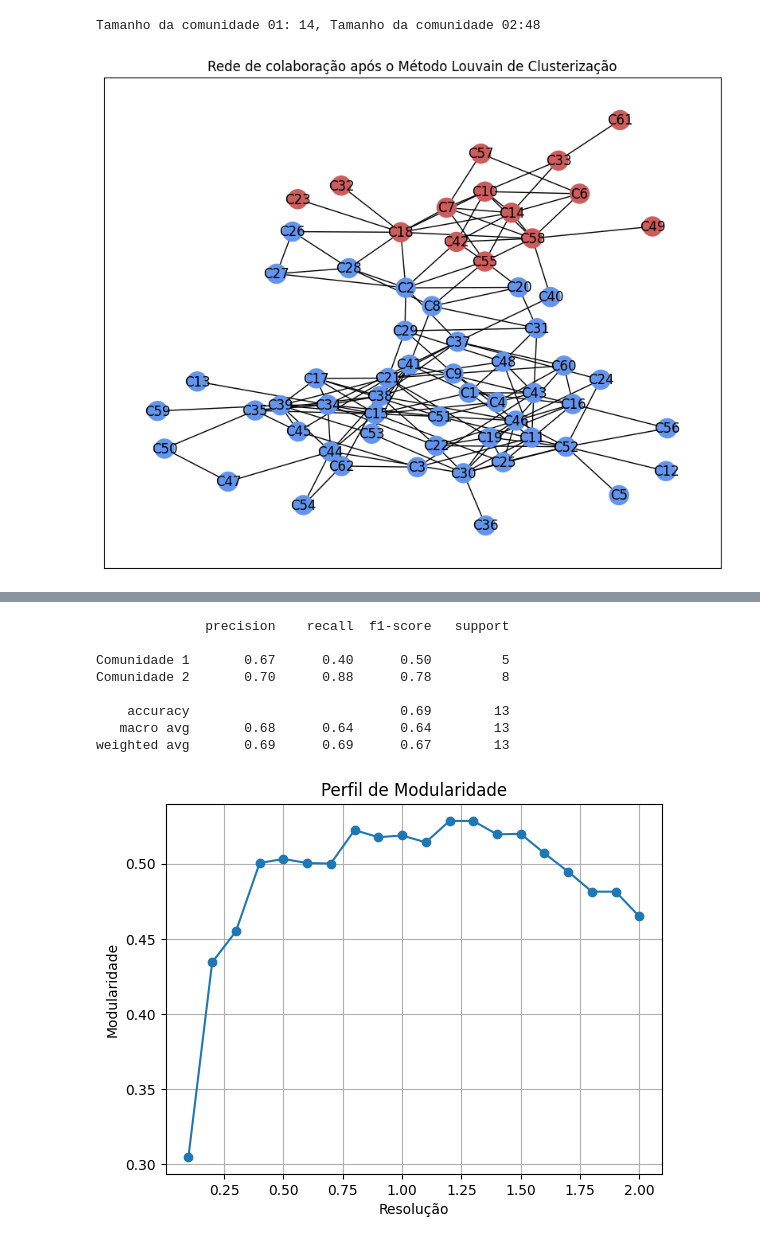
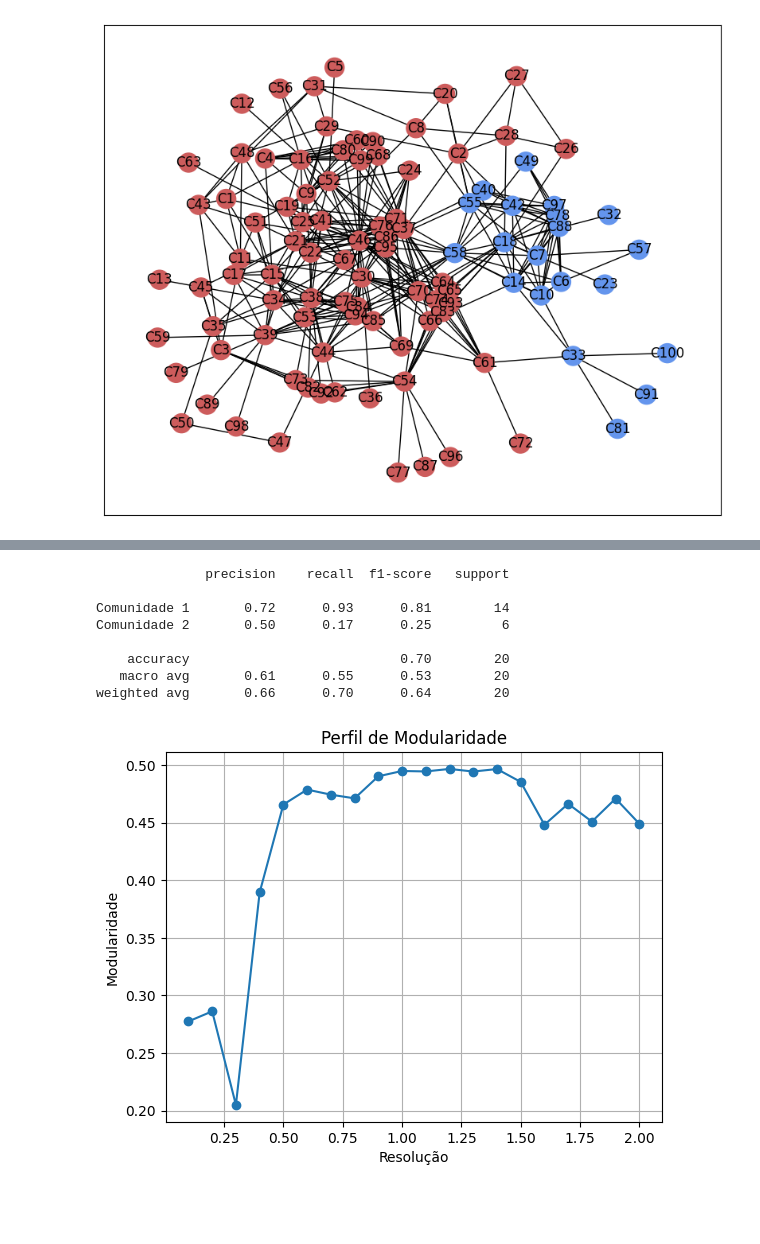
Before and after one commit to larasouto/collaborator-recommendation, a Jupyter notebook: collaboration_network.ipynb, the cells around one changed output, grey strips where cells are left out. Cells and saved outputs as stored; diff of their text form; code cells hidden in the pictures; blank space fills up the shorter version.

```diff
--- a/collaboration_network.ipynb
+++ b/collaboration_network.ipynb
@@ -61,7 +71,7 @@ def calculate_modularity_profile(G, partition_dict):
 # %%
 if __name__ == '__main__':
     # Leitura do arquivo gml
-    inputfilePath = "collaborator.gml"
+    inputfilePath = "network.gml"
     G = nx.Graph()
     # Computando o grafo
     G = nx.read_gml(inputfilePath)
@@ -103,38 +113,34 @@ if __name__ == '__main__':
     # Organize nodelist community as per the final partition list.
     node_community_list = {}
     for i in range(len(partition_dict)):
         for item in partition_dict[i]:
             node_community_list.update(item)
     nodelist_comm = {}
     for node in nodelist:
         for keynode, community in node_community_list.items():
             if node == keynode:
                 nodelist_comm[node] = community
     community_list = []
     for node, community in nodelist_comm.items():
         community_list.append(community)
 
     set_community = set(community_list)
     node_color_list = []
     count = 0
     for comm in community_list:
         if comm == list(set_community)[0]:
             count += 1
             node_color_list.append('indianred')
         if comm == list(set_community)[1]:
             node_color_list.append('cornflowerblue')
 
-    print("Tamanho da comunidade 01: " + str(count) + ", Tamanho da comunidade 02:" + str(62 - count) + '\n')
-
     pos = nx.kamada_kawai_layout(G)
     plt.figure(figsize=(10, 8))
     nx.draw_networkx(G, pos=pos, node_color=node_color_list, with_labels=True)
-    plt.title('Rede de colaboração após o Método Louvain de Clusterização')
     plt.show()
     plt.close()
 # %% [output]
-Tamanho da comunidade 01: 14, Tamanho da comunidade 02:48
-[figure, old version]
+[figure, new version]
 # %%
     pos = nx.kamada_kawai_layout(G)
     edge_x = []
@@ -218,12 +224,12 @@ print(report)
 # %% [output]
               precision    recall  f1-score   support
 
-Comunidade 1       0.67      0.40      0.50         5
-Comunidade 2       0.70      0.88      0.78         8
+Comunidade 1       0.72      0.93      0.81        14
+Comunidade 2       0.50      0.17      0.25         6
 
-    accuracy                           0.69        13
-   macro avg       0.68      0.64      0.64        13
-weighted avg       0.69      0.69      0.67        13
+    accuracy                           0.70        20
+   macro avg       0.61      0.55      0.53        20
+weighted avg       0.66      0.70      0.64        20
 # %%
 # Calculo do perfil de modularidade
 resolutions, modularity_profile = calculate_modularity_profile(G, partition)
@@ -236,4 +242,4 @@ plt.ylabel('Modularidade')
 plt.grid(True)
 plt.show()
 # %% [output]
-[figure, old version]
+[figure, new version]
```
Also changed, not shown: parts of 3 cells of this notebook.
